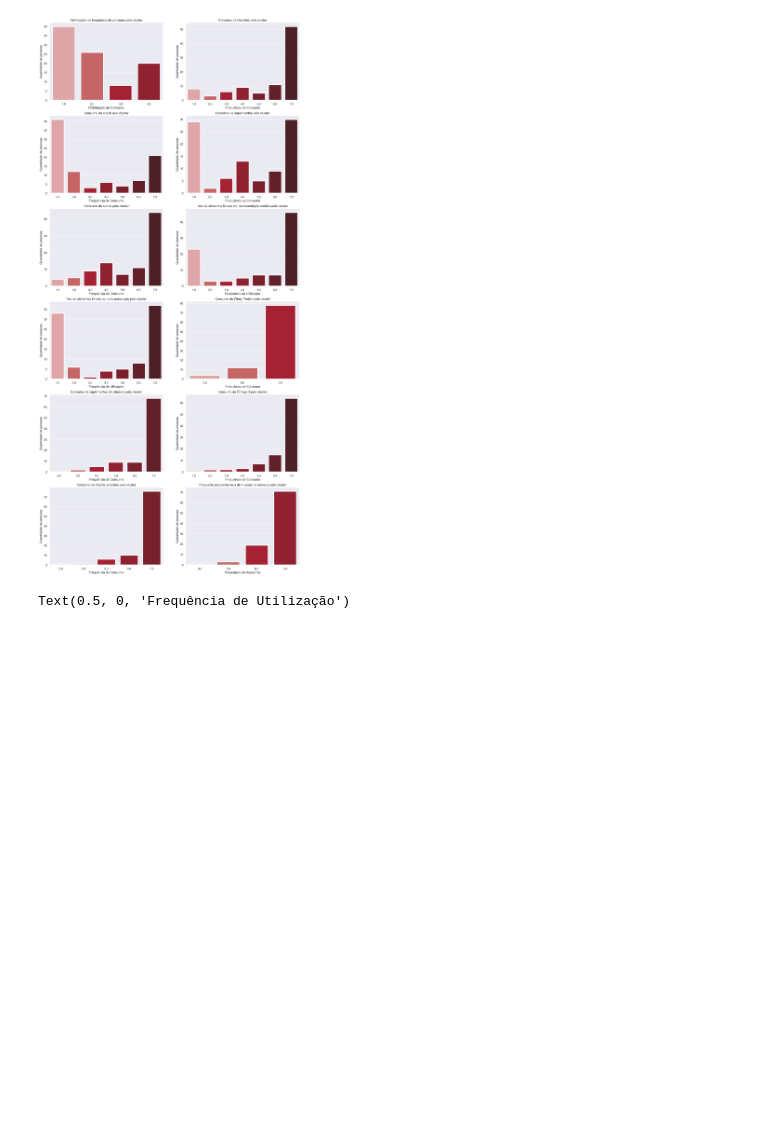
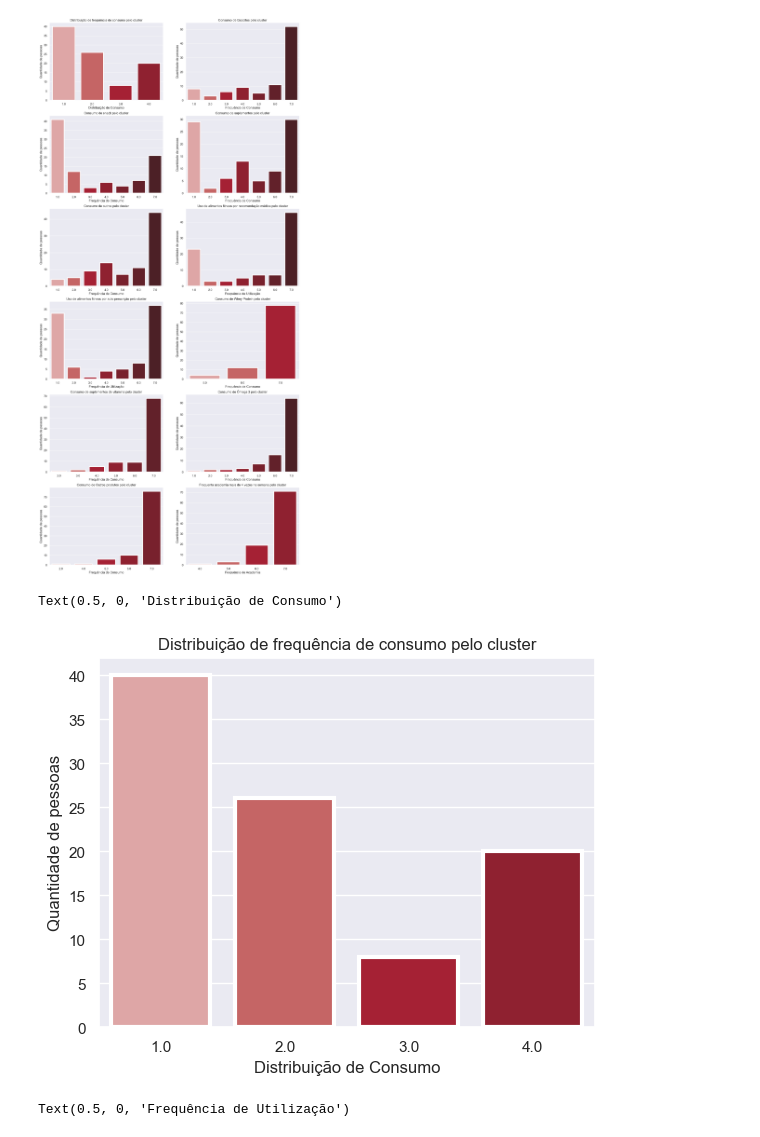
Before and after one commit to enzojunq/Base-de-dados, a Jupyter notebook: base.ipynb, the cells around one changed output. Saved outputs shown, nothing was run; the diff lists cells and outputs as text; code cells hidden in the pictures; blank space fills up the shorter version.

```diff
--- a/base.ipynb
+++ b/base.ipynb
@@ -1031,6 +1018,14 @@ plt.xlabel('Frequência de Academia')
 # %% [output]
 Text(0.5, 0, 'Frequência de Academia')
 [figure]
+# %%
+sns.countplot(data= df_analisef, x="Qfreq", palette = ["#E79D9D", "#D55555", "#BB0B24","#A10F23","#871223","#6D1622","#531921"], lw=3)
+plt.title('Distribuição de frequência de consumo pelo cluster')
+plt.ylabel('Quantidade de pessoas')
+plt.xlabel('Distribuição de Consumo')
+# %% [output]
+Text(0.5, 0, 'Distribuição de Consumo')
+[figure, added]
 # %%
 faixa= range(1,8,1)
 plt.figure(figsize=(15,35))
```
Also changed, not shown: parts of 3 cells of this notebook, 3 other files.
